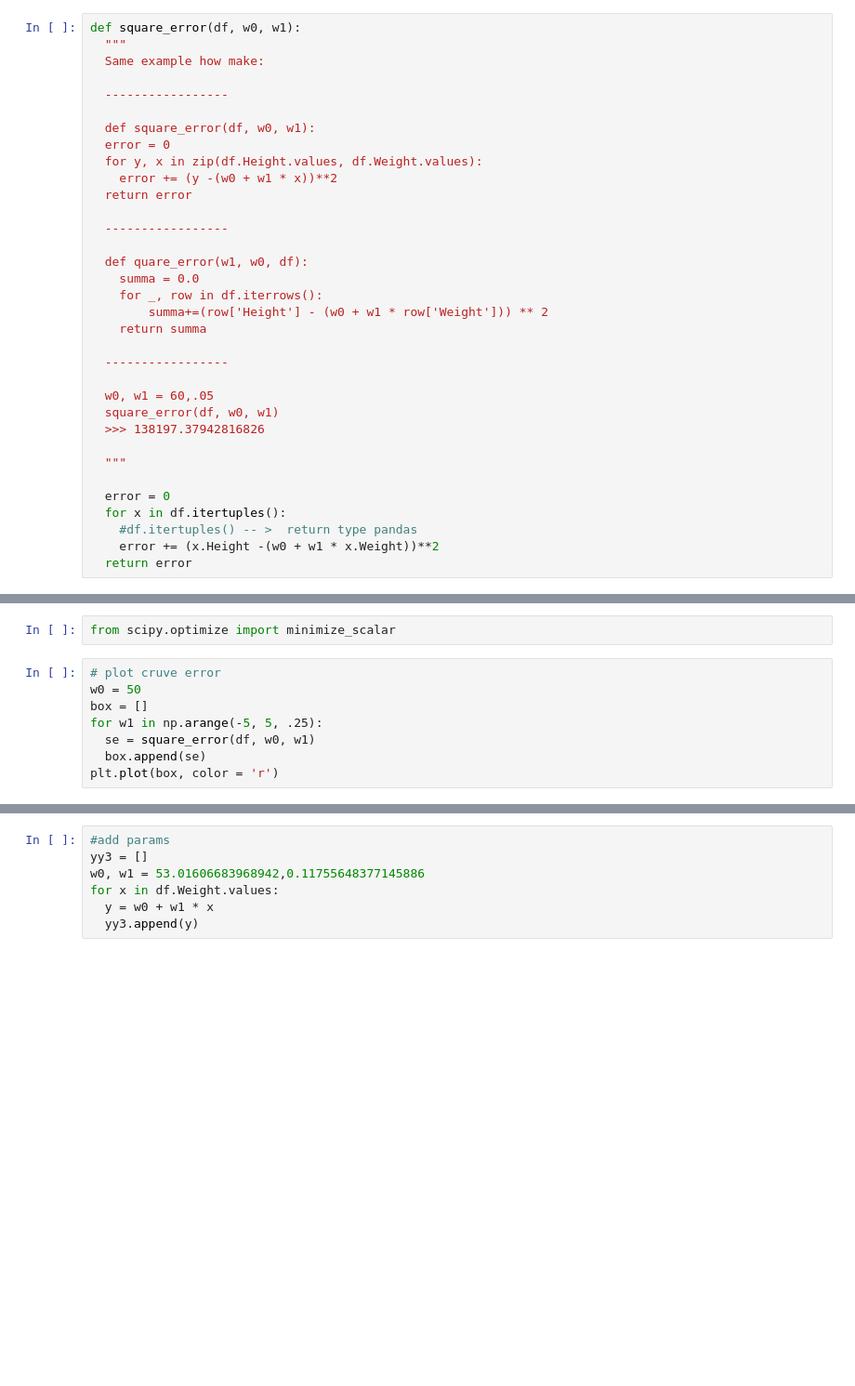
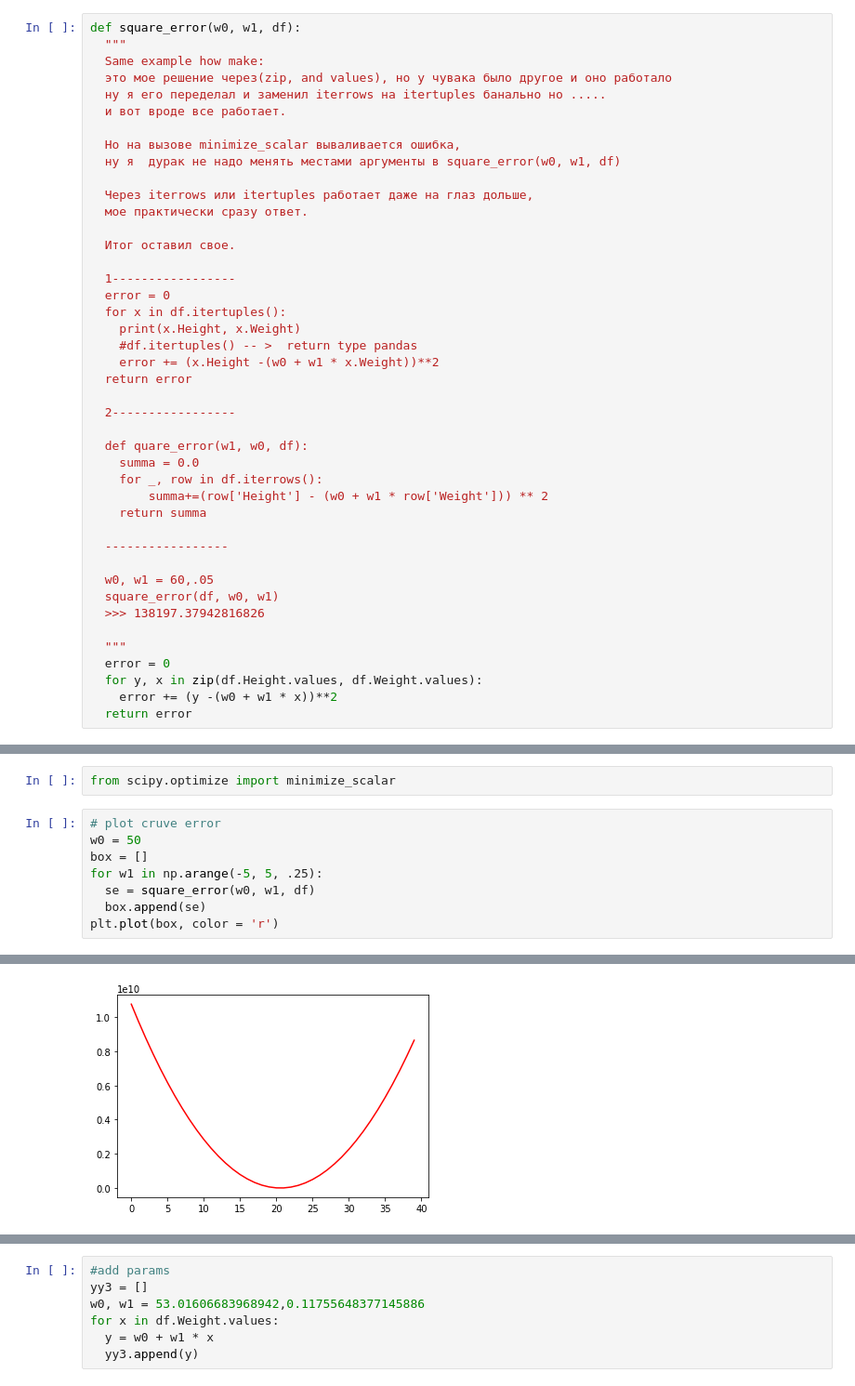
Before and after one commit to beifa/last_chance, a Jupyter notebook: practice_linreg_optimization.ipynb, the cells around one changed output, grey strips where cells are left out. Shown: that part at 93% size. Cells and saved outputs as stored; diff of their text form; blank space fills up the shorter version.

```diff
--- a/practice_linreg_optimization.ipynb
+++ b/practice_linreg_optimization.ipynb
@@ -114,19 +114,30 @@ df.plot(x = 'Weight', y = 'Height', kind = 'scatter', title= 'Scatter plot(W/H)'
 # %% [markdown]
 #### [6]. Напишите функцию, которая по двум параметрам $w_0$ и $w_1$ вычисляет квадратичную ошибку приближения зависимости роста $y$ от веса $x$ прямой линией $y = w_0 + w_1 * x$: $$error(w_0, w_1) = \sum_{i=1}^n {(y_i - (w_0 + w_1 * x_i))}^2 $$ Здесь $n$ – число наблюдений в наборе данных, $y_i$ и $x_i$ – рост и вес $i$-ого человека в наборе данных.
 # %%
-def square_error(df, w0, w1):
+def square_error(w0, w1, df):
   """
   Same example how make:
+  это мое решение через(zip, and values), но у чувака было другое и оно работало
+  ну я его переделал и заменил iterrows на itertuples банально но .....
+  и вот вроде все работает.
 
-  -----------------
+  Но на вызове minimize_scalar вываливается ошибка,
+  ну я  дурак не надо менять местами аргументы в square_error(w0, w1, df)
 
-  def square_error(df, w0, w1):
+  Через iterrows или itertuples работает даже на глаз дольше,
+  мое практически сразу ответ.
+
+  Итог оставил свое.
+
+  1-----------------
   error = 0
-  for y, x in zip(df.Height.values, df.Weight.values):
-    error += (y -(w0 + w1 * x))**2
+  for x in df.itertuples():
+    print(x.Height, x.Weight)
+    #df.itertuples() -- >  return type pandas
+    error += (x.Height -(w0 + w1 * x.Weight))**2
   return error
 
-  -----------------
+  2-----------------
 
   def quare_error(w1, w0, df):
     summa = 0.0
@@ -141,9 +152,7 @@ def square_error(df, w0, w1):
   >>> 138197.37942816826
 
   """
-
   error = 0
-  for x in df.itertuples():
-    #df.itertuples() -- >  return type pandas
-    error += (x.Height -(w0 + w1 * x.Weight))**2
+  for y, x in zip(df.Height.values, df.Weight.values):
+    error += (y -(w0 + w1 * x))**2
   return error
@@ -225,6 +230,7 @@ from scipy.optimize import minimize_scalar
 w0 = 50
 box = []
 for w1 in np.arange(-5, 5, .25):
-  se = square_error(df, w0, w1)
+  se = square_error(w0, w1, df)
   box.append(se)
 plt.plot(box, color = 'r')
+# %% [output]
@@ -230,0 +238 @@ plt.plot(box, color = 'r')
+[figure, added]
```
Also changed, not shown: parts of 10 cells of this notebook.
